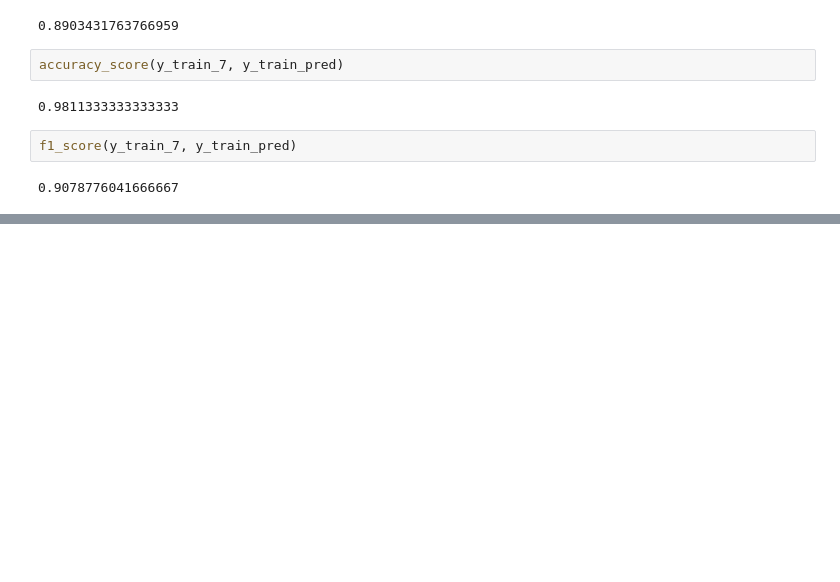
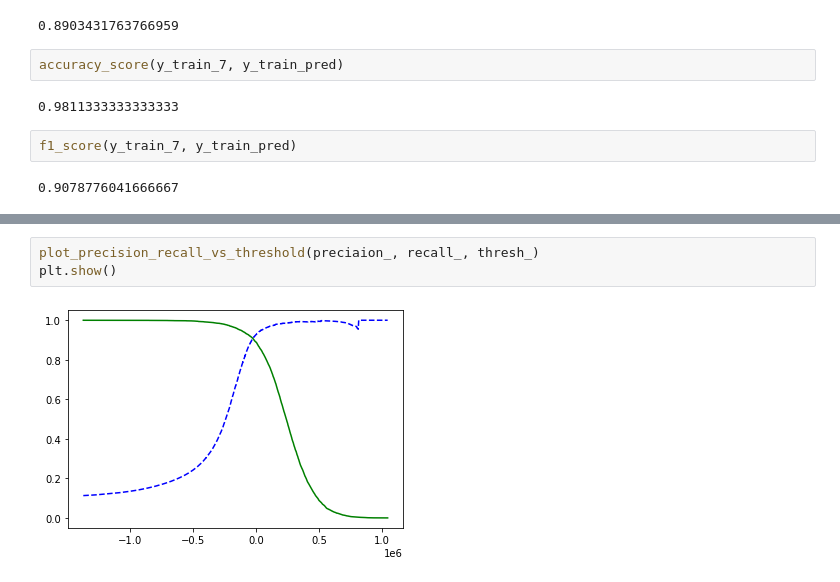
Before and after one commit to Knarik1/Ml-Sklearn-tutorials, a Jupyter notebook: Classification.ipynb, the cells around one changed output, grey strips where cells are left out. Saved outputs shown, nothing was run; the diff lists cells and outputs as text; blank space fills up the shorter version.

```diff
--- a/Classification.ipynb
+++ b/Classification.ipynb
@@ -165,0 +204,5 @@ f1_score(y_train_7, y_train_pred)
+# %%
+plot_precision_recall_vs_threshold(preciaion_, recall_, thresh_)
+plt.show()
+# %% [output]
+[figure, added]
```
Also changed, not shown: parts of 51 cells of this notebook.
